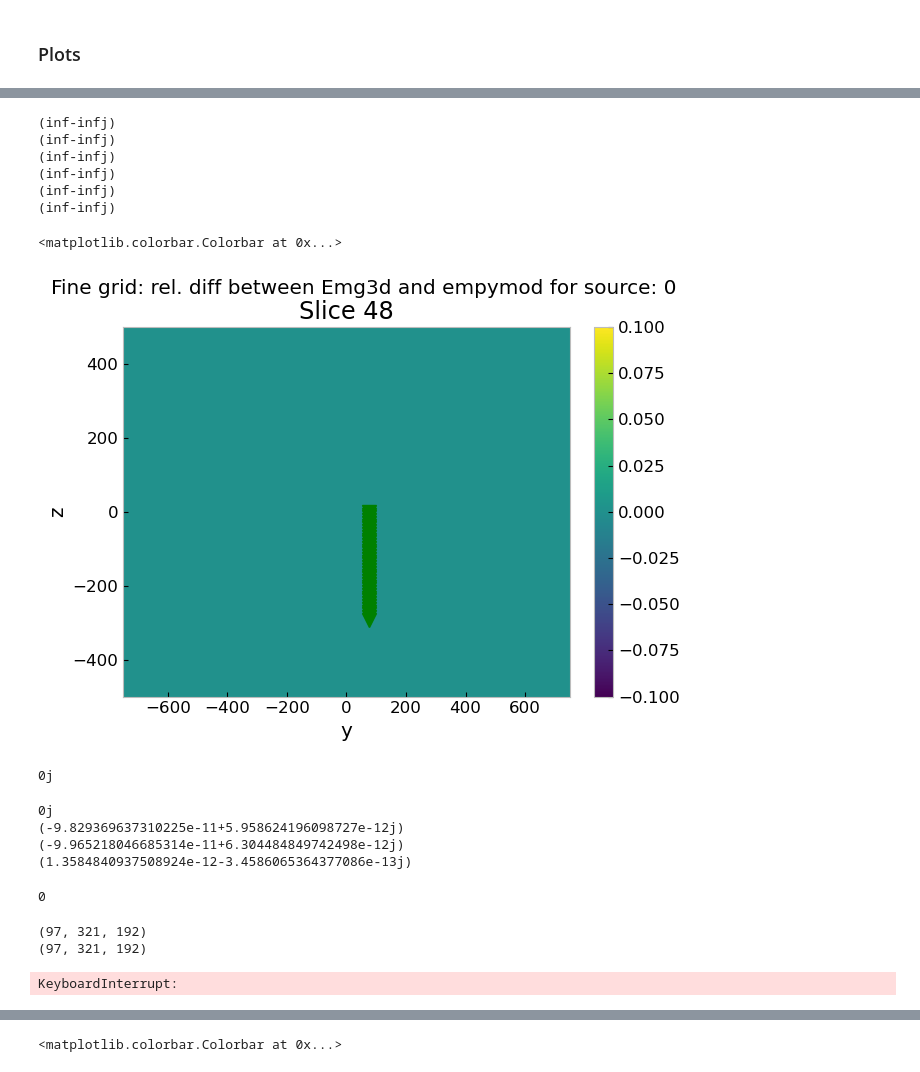
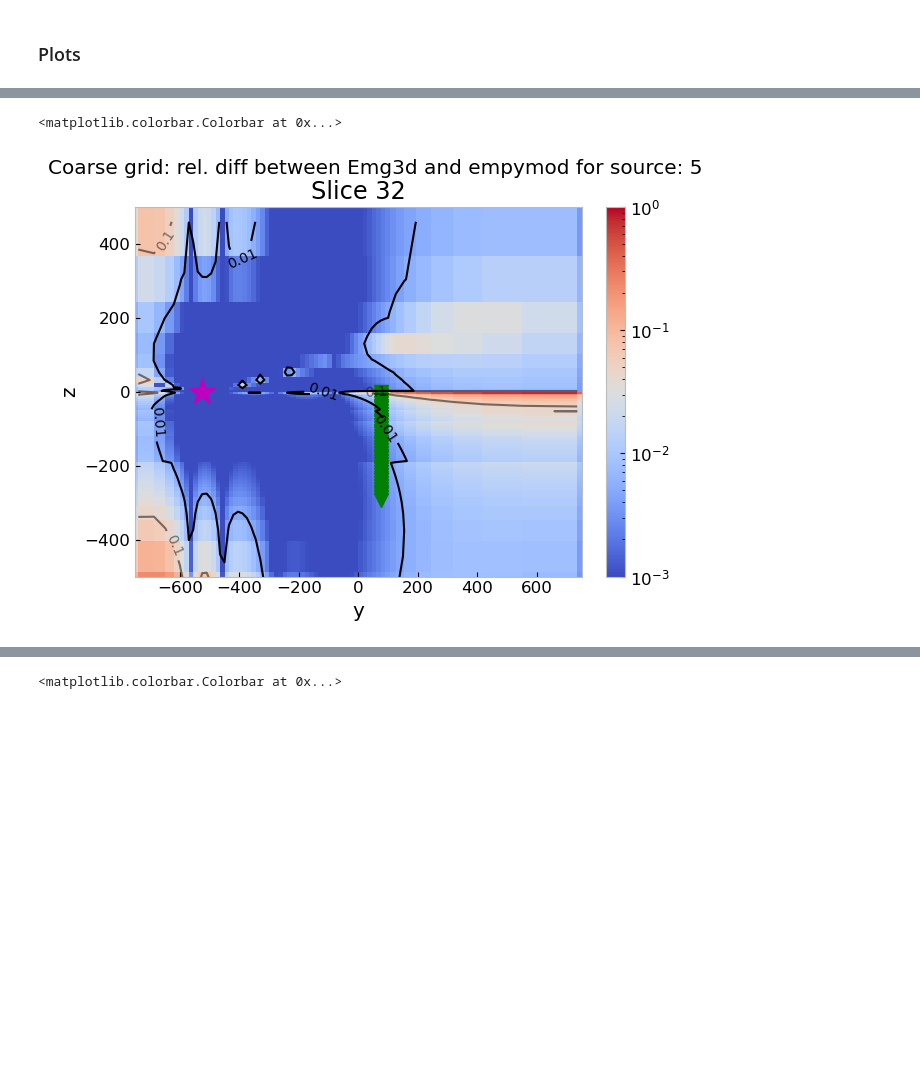
Before and after one commit to SuzannevanNoordt/Delft_HT_ATES_modeling, a Jupyter notebook: 20261112_empymod_to_grid_testing _v3.ipynb, the cells around one changed output, grey strips where cells are left out. Cells and saved outputs as stored; diff of their text form; code cells hidden in the pictures; blank space fills up the shorter version.

```diff
--- a/20261112_empymod_to_grid_testing _v3.ipynb
+++ b/20261112_empymod_to_grid_testing _v3.ipynb
@@ -389,6 +392,7 @@ for i in np.arange(len(src_coords)):
 c_empy_rec_lines = []
 c_empy_fields = []
 c_i_corners = []
+c_xyz_locs_list = []
 
 for i in np.arange(len(src_coords)):
     inp2['src'] = src_coords[i]
@@ -397,6 +401,7 @@ for i in np.arange(len(src_coords)):
     c_empy_field, i_corners, c_xyz_locs = empymod_to_grid(c_grids[i], inp2, normal = 'X', slice_loc = 0, range_x=[-750, 750], range_y=[-500, 500])
     c_empy_fields.append(c_empy_field)
     c_i_corners.append(i_corners)
+    c_xyz_locs_list.append(c_xyz_locs)
 
     # Get receiver line response
     c_empy_rec_lines.append(empymod.bipole(**inp2, rec = receivers))
@@ -604,85 +565,36 @@ for i in np.arange(len(src_coords)):
-# %%
-for i in np.arange(len(src_coords)):
-    print(np.sum(f_rel_errors[i]))
-    #print(np.mean(f_rel_errors[i]))
-# %% [output]
-(inf-infj)
-(inf-infj)
-(inf-infj)
-(inf-infj)
-(inf-infj)
-(inf-infj)
 # %%
 #Plot in the entire domain
 
-i = 0
-i_corners = f_i_corners[i]
-f_xyz_locs = f_xyz_locs_list[i]
+i = 5
+i_corners = c_i_corners[i]
+xyz_locs = c_xyz_locs_list[i]
 
 #Focus on the y,z plane
-f0 = f_grids[i].plot_slice(
-    f_rel_errors[i].ravel('F'),
+f0 = c_grids[i].plot_slice(
+    c_rel_errors[i].ravel('F'),
     view = 'abs',
     v_type = 'Ez',
     normal = 'X',
-    #pcolor_opts={'norm': LogNorm(vmin=1e-4, vmax=1e-1), 'cmap': 'coolwarm'},
+    pcolor_opts={'norm': LogNorm(vmin=1e-3, vmax=1e0), 'cmap': 'coolwarm'},
     range_x=[-750, 750],
     range_y=[-500, 500],
     slice_loc=0
 )
 fig = plt.gcf()
-fig.suptitle('Fine grid: rel. diff between Emg3d and empymod for source: '+str(i))
+fig.suptitle('Coarse grid: rel. diff between Emg3d and empymod for source: '+str(i))
 axs = fig.get_children()
 axs[1].plot(receivers[1], receivers[2], 'gv', markersize = 10)
 axs[1].plot(src_coords[i][1], src_coords[i][2], 'm*', markersize = 20)
 axs[1].grid(False)
 
 # Add contour at relative error = 0.1
-c1 = axs[1].contour(f_xyz_locs[1], f_xyz_locs[2], np.transpose(np.abs(f_rel_errors[i][i_corners[0],i_corners[2]:i_corners[3]+1, i_corners[4]:i_corners[5]+1])), levels=[0.01] ,colors=('k', 1), linewidths=1.5)
-c2 = axs[1].contour(f_xyz_locs[1], f_xyz_locs[2], np.transpose(np.abs(f_rel_errors[i][i_corners[0],i_corners[2]:i_corners[3]+1, i_corners[4]:i_corners[5]+1])), levels=[0.1] ,colors=('k', 0.5), linewidths=1.5)
+c1 = axs[1].contour(xyz_locs[1], xyz_locs[2], np.transpose(np.abs(c_rel_errors[i][i_corners[0],i_corners[2]:i_corners[3]+1, i_corners[4]:i_corners[5]+1])), levels=[0.01] ,colors=('k', 1), linewidths=1.5)
+c2 = axs[1].contour(xyz_locs[1], xyz_locs[2], np.transpose(np.abs(c_rel_errors[i][i_corners[0],i_corners[2]:i_corners[3]+1, i_corners[4]:i_corners[5]+1])), levels=[0.1] ,colors=('k', 0.5), linewidths=1.5)
 
 axs[1].clabel(c1, inline=True, fontsize=10, fmt='%.2f')
 axs[1].clabel(c2, inline=True, fontsize=10, fmt='%.1f')
 
 fig.colorbar(f0[0], ax=axs[1], fraction=0.05, location='right')
 # %% [output]
 <matplotlib.colorbar.Colorbar at 0x...>
-[figure, old version]
+[figure, new version]
-# %%
-# Cell closest to receiver
-iy = np.argmin(np.abs(f_grids[i].nodes_y - 75))
-iz = np.argmin(np.abs(f_grids[i].nodes_z - -15))
-
-print(f_rel_errors[i][0, iy, iz])  # adjust indices to your array ordering
-# %% [output]
-0j
-# %%
-i = 1
-rec_nr = 20
-
-# Cell closest to receiver
-iy = np.argmin(np.abs(f_grids[i].nodes_y - 74))
-iz = np.argmin(np.abs(f_grids[i].nodes_z - -7.5*rec_nr))
-print(f_rel_errors[i][0, iy, iz])  # adjust indices to your array ordering
-
-print(f_emg3d_rec_lines[i][rec_nr]) #emg3d
-print(f_empy_rec_lines[i][rec_nr]) #empymod
-print(f_emg3d_rec_lines[i][rec_nr]-f_empy_rec_lines[i][rec_nr])
-# %% [output]
-0j
-(-9.829369637310225e-11+5.958624196098727e-12j)
-(-9.965218046685314e-11+6.304484849742498e-12j)
-(1.3584840937508924e-12-3.4586065364377086e-13j)
-# %%
-arr = f0[0].get_array()
-print(np.ma.count_masked(arr))
-# %% [output]
-0
-# %%
-print(np.shape(f_rel_errors[0]))
-print(np.shape(np.isfinite(f_rel_errors[0])))
-print(np.shape(f_grids[i]))
-# %% [output]
-(97, 321, 192)
-(97, 321, 192)
-KeyboardInterrupt:
```
Also changed, not shown: parts of 16 cells of this notebook, 5 other files.
